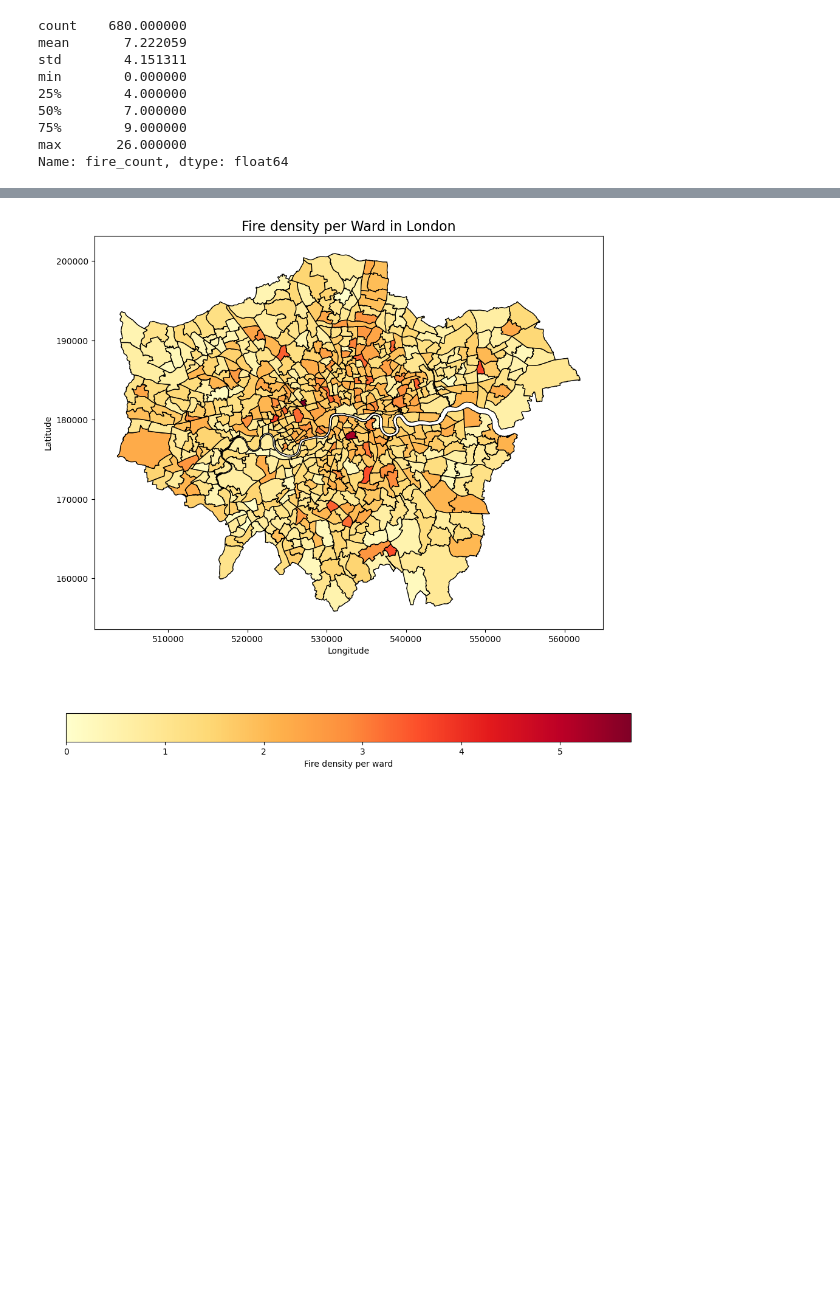
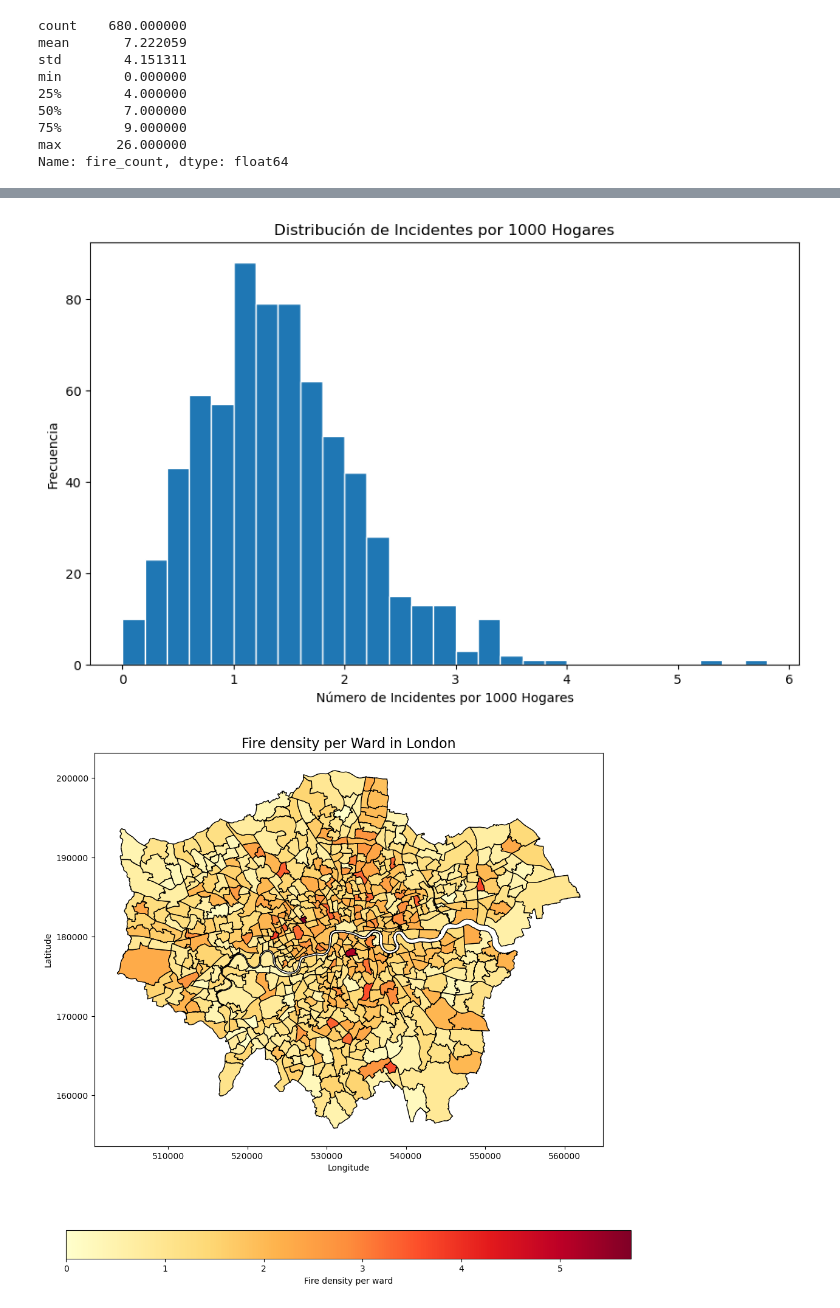
Before and after one commit to fiorellaguillen/CASA007-FINAL-ASSESSMENT, a Jupyter notebook: final_assignment.ipynb, the cells around one changed output, grey strips where cells are left out. Saved outputs shown, nothing was run; the diff lists cells and outputs as text; code cells hidden in the pictures; blank space fills up the shorter version.

```diff
--- a/final_assignment.ipynb
+++ b/final_assignment.ipynb
@@ -237 +250,17 @@ london_wards.head(15)
+# %%
+import numpy as np
+import matplotlib.pyplot as plt
+
+#create histogram
+london_wards['fires_by_1000households'].hist(bins=np.arange(0, london_wards['fires_by_1000households'].max() + 0.2, 0.2),
+                                             figsize=(10, 6),
+                                             edgecolor='white')
+
+plt.title('Distribución de Incidentes por 1000 Hogares')
+plt.xlabel('Número de Incidentes por 1000 Hogares')
+plt.ylabel('Frecuencia')
+plt.grid(False)
+plt.show()
+# %% [output]
+[figure, added]
 # %%
```
Also changed, not shown: parts of 18 cells of this notebook.
